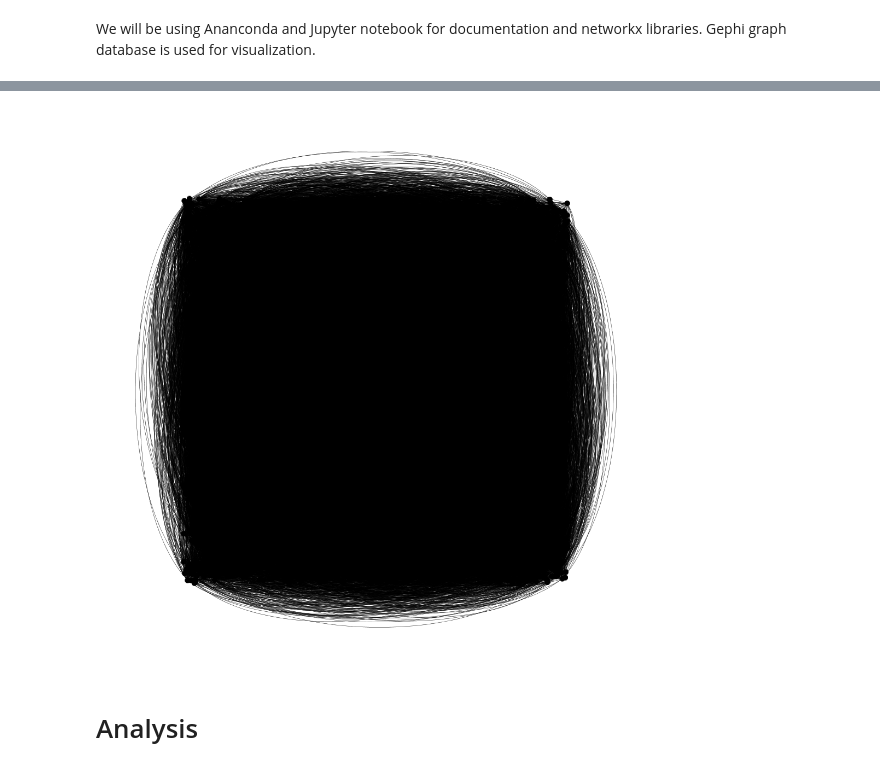
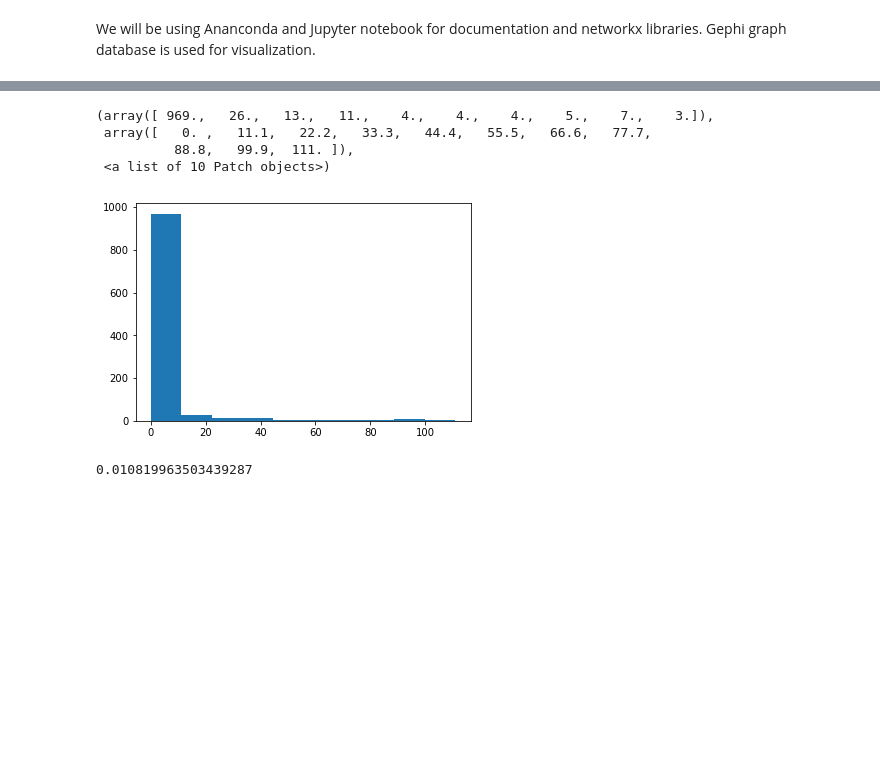
Before and after one commit to raghu74us/DATA-620, a Jupyter notebook: week3/620_assignment2_graph.ipynb, the cells around one changed output, grey strips where cells are left out. Saved outputs shown, nothing was run; the diff lists cells and outputs as text; code cells hidden in the pictures; blank space fills up the shorter version.

```diff
--- a/week3/620_assignment2_graph.ipynb
+++ b/week3/620_assignment2_graph.ipynb
@@ -92 +106,16 @@ WCC:  1
+# %%
+# Next we see the degree of node, It says how many edges are near to the node.
+nx.degree(graphobj)
+nx.degree_histogram(graphobj)
+plt.hist(nx.degree_histogram(graphobj))
+# %% [output]
+(array([ 969.,   26.,   13.,   11.,    4.,    4.,    4.,    5.,    7.,    3.]),
+ array([   0. ,   11.1,   22.2,   33.3,   44.4,   55.5,   66.6,   77.7,
+          88.8,   99.9,  111. ]),
+ <a list of 10 Patch objects>)
+[figure, added]
+# %%
+nx.density(graphobj)
+# %% [output]
+0.010819963503439287
 # %%
@@ -94,12 +122,0 @@ nx.write_gexf(fbG, 'fbd.gexf')
-# %%
-link = "C:\\cuny\\Fall_2018\\620\\week3\\fbd.png"
-#link= "https://github.com/raghu74us/DATA-620/blob/master/week3/fbd.png"
-#link= 'https://github.com/raghu74us/DATA-620/blob/master/week3/fbd.png'
-
-from IPython.display import Image, display
-
-display(Image(filename=link))
-# %% [output]
-[figure, removed]
-# %% [markdown]
-# Analysis
```
Also changed, not shown: parts of 23 cells of this notebook.
